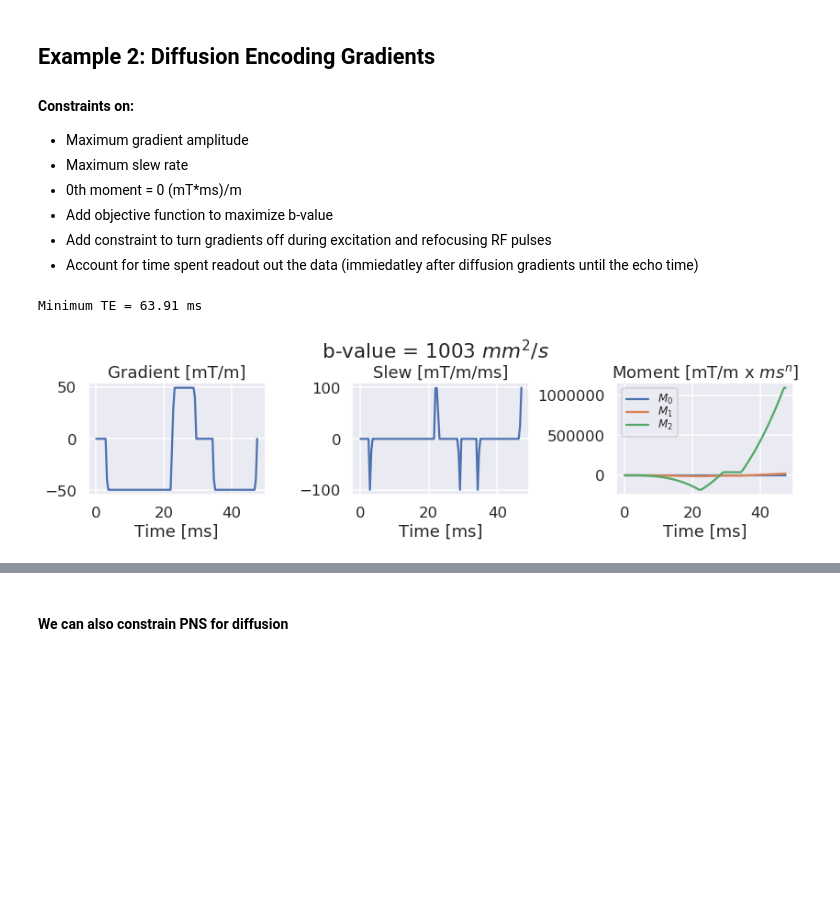
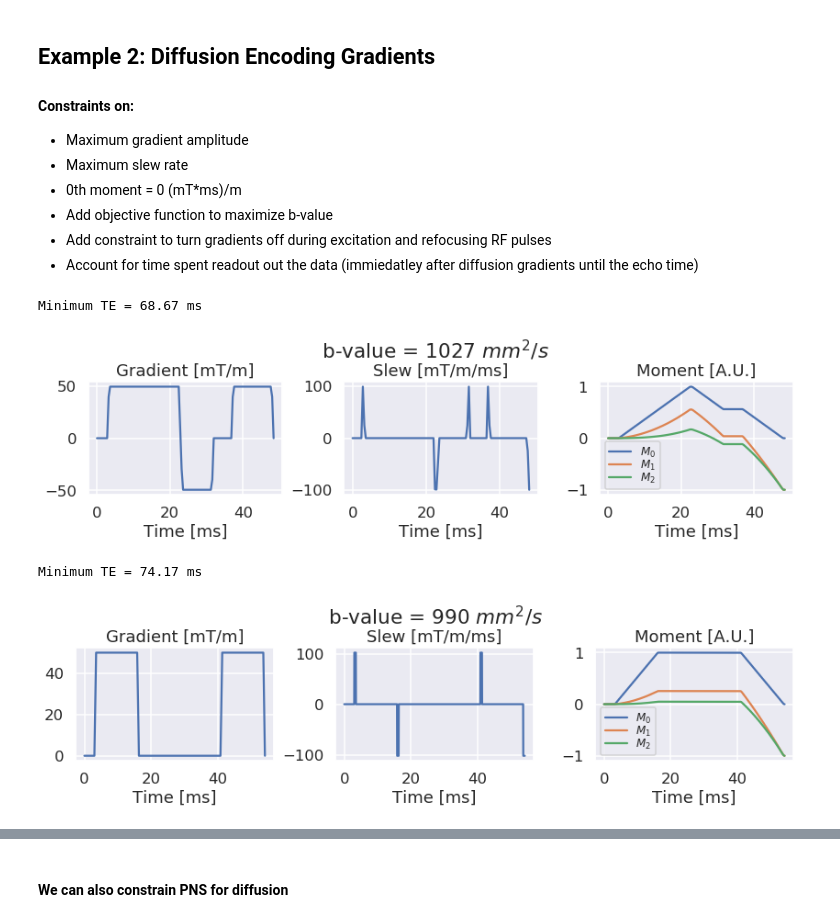
Before and after one commit to mloecher/gropt, a Jupyter notebook: python/ismrm_demo.ipynb, the cells around one changed output, grey strips where cells are left out. Drawn from its saved outputs; the diff is of its cells as text; code cells hidden in the pictures; blank space fills up the shorter version.

```diff
--- a/python/ismrm_demo.ipynb
+++ b/python/ismrm_demo.ipynb
@@ -181,42 +181,33 @@ Waveform duration = 1.98 ms
 - Add objective function to maximize b-value
 - Add constraint to turn gradients off during excitation and refocusing RF pulses
 - Account for time spent readout out the data (immiedatley after diffusion gradients until the echo time)
-# %%
-params = {}
-# ************
-# Objective function now maximized b-value, also allows some shorthand for rf, moment nulling, and readout TE
-# ************
-params['mode'] = 'diff_bval'
-# ************
-# Short hand for moment nulling of M0
-# ************
-params['MMT'] = 0
-
-params['gmax'] = 50
-params['smax'] = 100.0
-
-# ************
-# Constraints define RF gradient dead times, and the time to TE after diffusion encoding [in ms]
-# ************
-params['T_readout'] = 16.0
-params['T_90'] = 3
-params['T_180'] = 5
-
-# ************
-# Waveforms are much longer, but we can also get away with much higher dt to keep compute times fast
-# ************
-params['dt'] = 400e-6
-
-# ************
-# b-value = 1000 is selected here
-# ************
-bval = 1000
-
-
-G_min, T_min = get_min_TE(params, bval, min_TE = 40, max_TE = 120)
-print('Minimum TE =', round(T_min,2), 'ms')
-plot_waveform(G_min, params, plot_moments = True, plot_eddy = False, plot_pns = False, plot_slew = True)
-# %% [output]
-Minimum TE = 63.91 ms
-[figure, removed]
+# %%
+params = {}
+params['mode'] = 'diff_bval'
+params['gmax'] = 50            # Maximum gradient amplitude, mT/m
+params['smax'] = 100           # Maximum slew rate, mT/m/ms
+params['MMT'] = 0              # Nulling M0
+params['T_readout'] = 20       # Time from start to center of EPI readout, ms
+params['T_90'] = 3             # Duration of excitation pulse, ms
+params['T_180'] = 5            # Duration of refocusing pulse, ms
+params['b'] = 1000             # Diffusion b-value, s/mm^2
+params['dt'] = 400e-6
+
+# Convex Optimized Diffusion Encoding (CODE)
+G_min, T_min = get_min_TE(params, bval=params['b'], min_TE = 40, max_TE = 120)
+print('Minimum TE =', round(T_min,2), 'ms')
+plot_waveform(-1*G_min, params, plot_moments = True, plot_eddy = False, plot_pns = False, plot_slew = True)
+plt.show(plot_waveform)
+
+# Conventional Monopolar
+Mono, TE, b, params = monopolar_diffusion(params)
+params['TE'] = TE/100 + params['T_readout']*1000
+print('Minimum TE =', round(params['TE'],2), 'ms')
+plot_waveform(Mono, params, plot_moments = True, plot_eddy = False, plot_pns = False, plot_slew = True)
+plt.show(plot_waveform)
+# %% [output]
+Minimum TE = 68.67 ms
+[figure, added]
+Minimum TE = 74.17 ms
+[figure, added]
 # %% [markdown]
```
Also changed, not shown: parts of 8 cells of this notebook, 1 other file.
